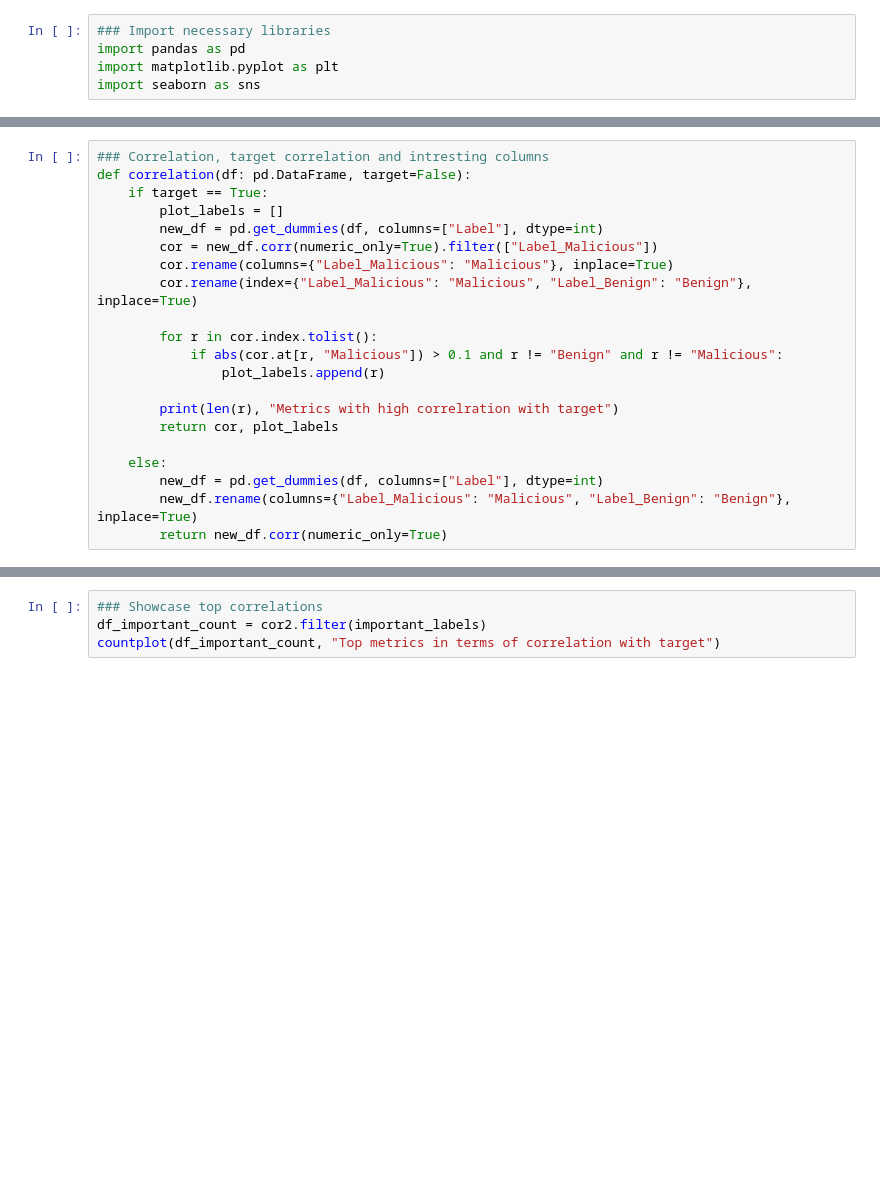
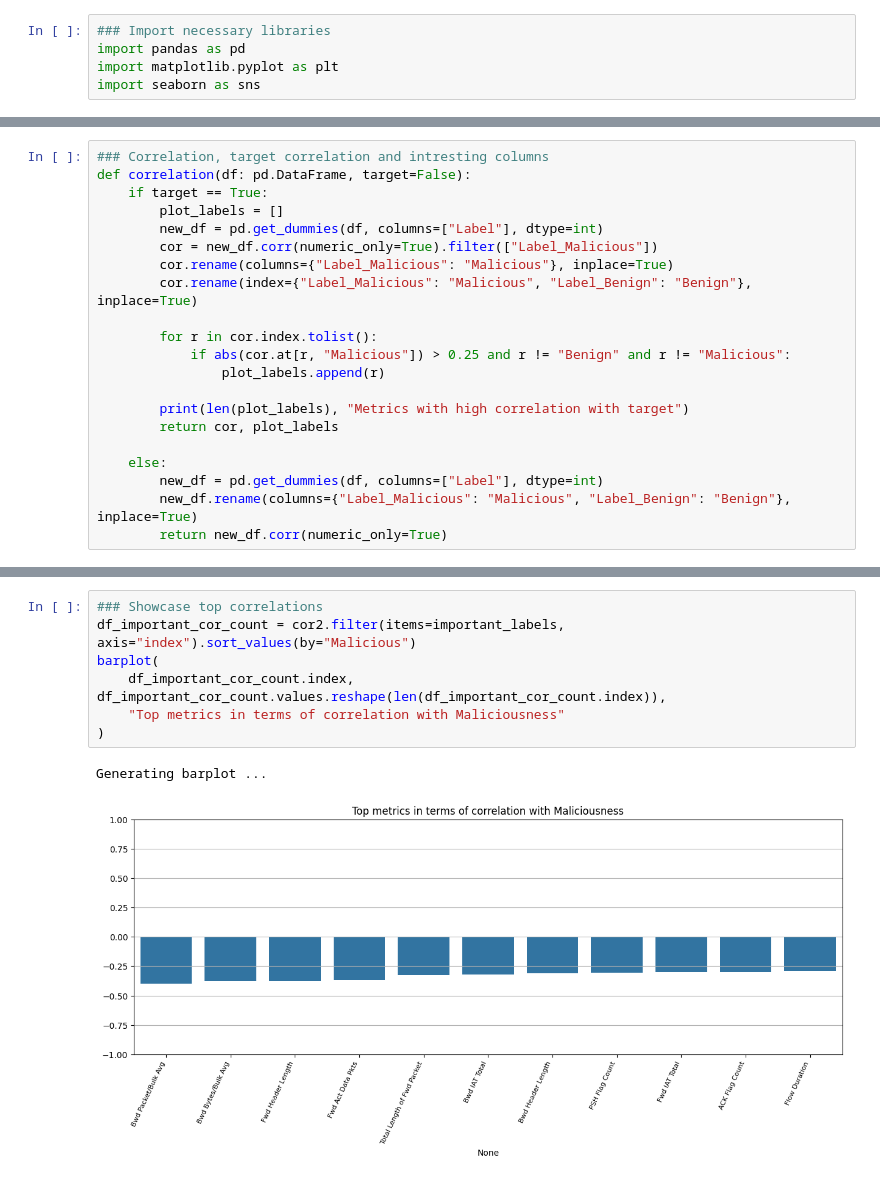
Before and after one commit to dimsigma/Uni_Data_Mining_Project_2025, a Jupyter notebook: project.ipynb, the cells around one changed output, grey strips where cells are left out. Drawn from its saved outputs; the diff is of its cells as text; blank space fills up the shorter version.

```diff
--- a/project.ipynb
+++ b/project.ipynb
@@ -46,10 +55,10 @@ def correlation(df: pd.DataFrame, target=False):
         cor.rename(index={"Label_Malicious": "Malicious", "Label_Benign": "Benign"}, inplace=True)
 
         for r in cor.index.tolist():
-            if abs(cor.at[r, "Malicious"]) > 0.1 and r != "Benign" and r != "Malicious":
+            if abs(cor.at[r, "Malicious"]) > 0.25 and r != "Benign" and r != "Malicious":
                 plot_labels.append(r)
 
-        print(len(r), "Metrics with high correlration with target")
+        print(len(plot_labels), "Metrics with high correlation with target")
         return cor, plot_labels
 
     else:
@@ -161,4 +202,10 @@ heatmap(cor2, "Correlation between metrics and target")
 # %%
 ### Showcase top correlations
-df_important_count = cor2.filter(important_labels)
-countplot(df_important_count, "Top metrics in terms of correlation with target")
+df_important_cor_count = cor2.filter(items=important_labels, axis="index").sort_values(by="Malicious")
+barplot(
+    df_important_cor_count.index, df_important_cor_count.values.reshape(len(df_important_cor_count.index)),
+    "Top metrics in terms of correlation with Maliciousness"
+)
+# %% [output]
+Generating barplot ...
+[figure, added]
```
Also changed, not shown: parts of 8 cells of this notebook.
